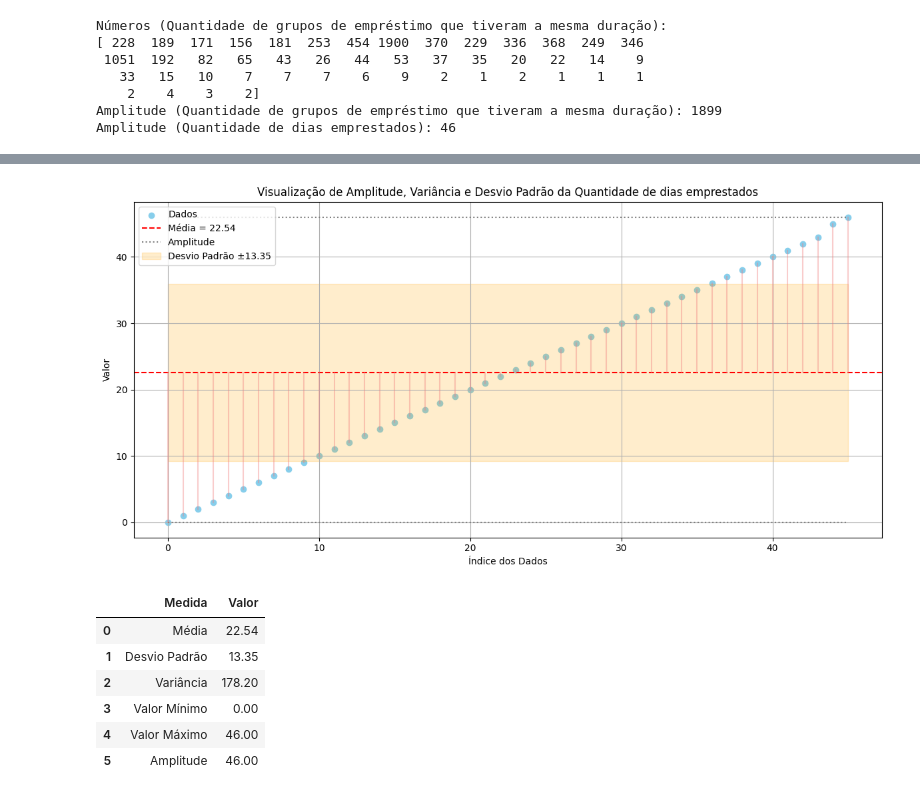
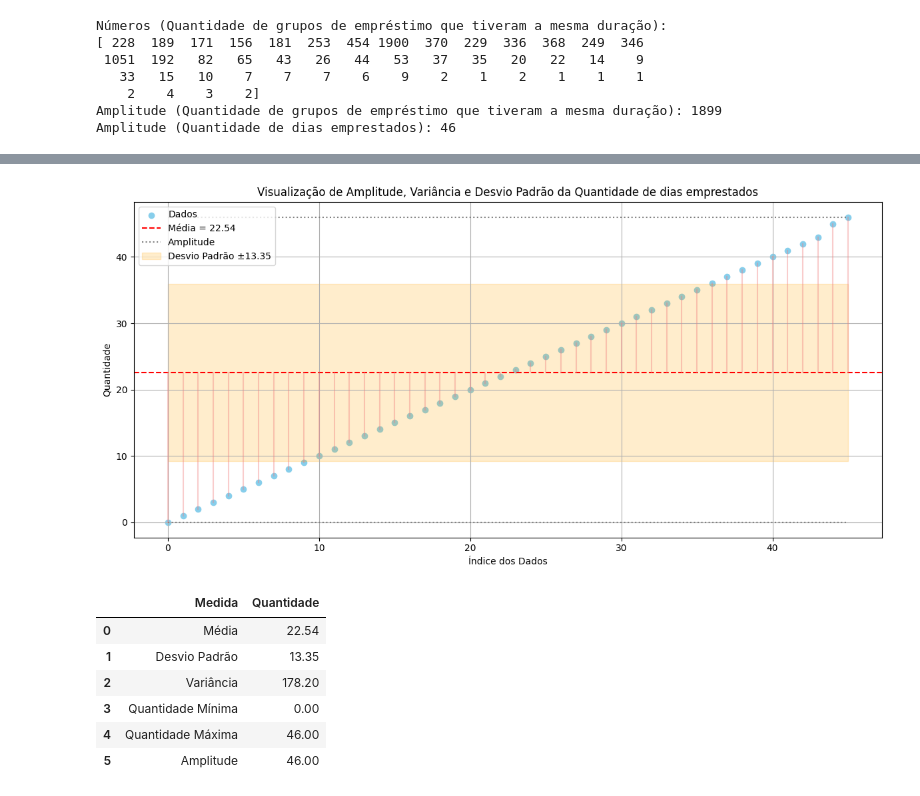
Before and after one commit to Projeto-Final-Andre/Biblioteca-CD, a Jupyter notebook: medidas_de_dispersao.ipynb, the cells around one changed output, grey strips where cells are left out. Drawn from its saved outputs; the diff is of its cells as text; code cells hidden in the pictures.

```diff
--- a/medidas_de_dispersao.ipynb
+++ b/medidas_de_dispersao.ipynb
@@ -127,42 +127,42 @@ plt.scatter(range(len(df_grouped['dias_emprestados'])), df_grouped['dias_emprest
 plt.axhline(media, color='red', linestyle='--', label=f'Média = {media:.2f}')
 
 plt.hlines(y=[minimo, maximo], xmin=0, xmax=len(df_grouped['dias_emprestados'].values)-1, colors='gray', linestyles='dotted', label='Amplitude')
 
 desvio = desvio_padrao(df_grouped['dias_emprestados'].values)
 
 plt.fill_between(range(len(df_grouped['dias_emprestados'])), media - desvio, media + desvio,
                  color='orange', alpha=0.2, label=f'Desvio Padrão ±{desvio:.2f}')
 
 for i, y in enumerate(df_grouped['dias_emprestados']):
     plt.plot([i, i], [media, y], color='lightcoral', alpha=0.4)
 
 plt.title("Visualização de Amplitude, Variância e Desvio Padrão da Quantidade de dias emprestados")
 plt.xlabel("Índice dos Dados")
-plt.ylabel("Valor")
+plt.ylabel("Quantidade")
 plt.legend()
 plt.grid(True)
 plt.tight_layout()
 plt.show()
 
 tabela = pd.DataFrame({
-    'Medida': ['Média', 'Desvio Padrão', 'Variância', 'Valor Mínimo', 'Valor Máximo', 'Amplitude'],
-    'Valor': [
+    'Medida': ['Média', 'Desvio Padrão', 'Variância', 'Quantidade Mínima', 'Quantidade Máxima', 'Amplitude'],
+    'Quantidade': [
         media,
         desvio_padrao(df_grouped['dias_emprestados']),
         variancia(df_grouped['dias_emprestados']),
         minimo,
         maximo,
         amplitude(df_grouped['dias_emprestados'])
     ]
 })
 
-tabela.style.format({'Valor': '{:.2f}'})
+tabela.style.format({'Quantidade': '{:.2f}'})
 # %% [output]
-[figure, old version]
+[figure, new version]
-|  | Medida | Valor |
+|  | Medida | Quantidade |
 | 0 | Média | 22.54 |
 | 1 | Desvio Padrão | 13.35 |
 | 2 | Variância | 178.20 |
-| 3 | Valor Mínimo | 0.00 |
-| 4 | Valor Máximo | 46.00 |
+| 3 | Quantidade Mínima | 0.00 |
+| 4 | Quantidade Máxima | 46.00 |
 | 5 | Amplitude | 46.00 |
```
Also changed, not shown: parts of 3 cells of this notebook.
